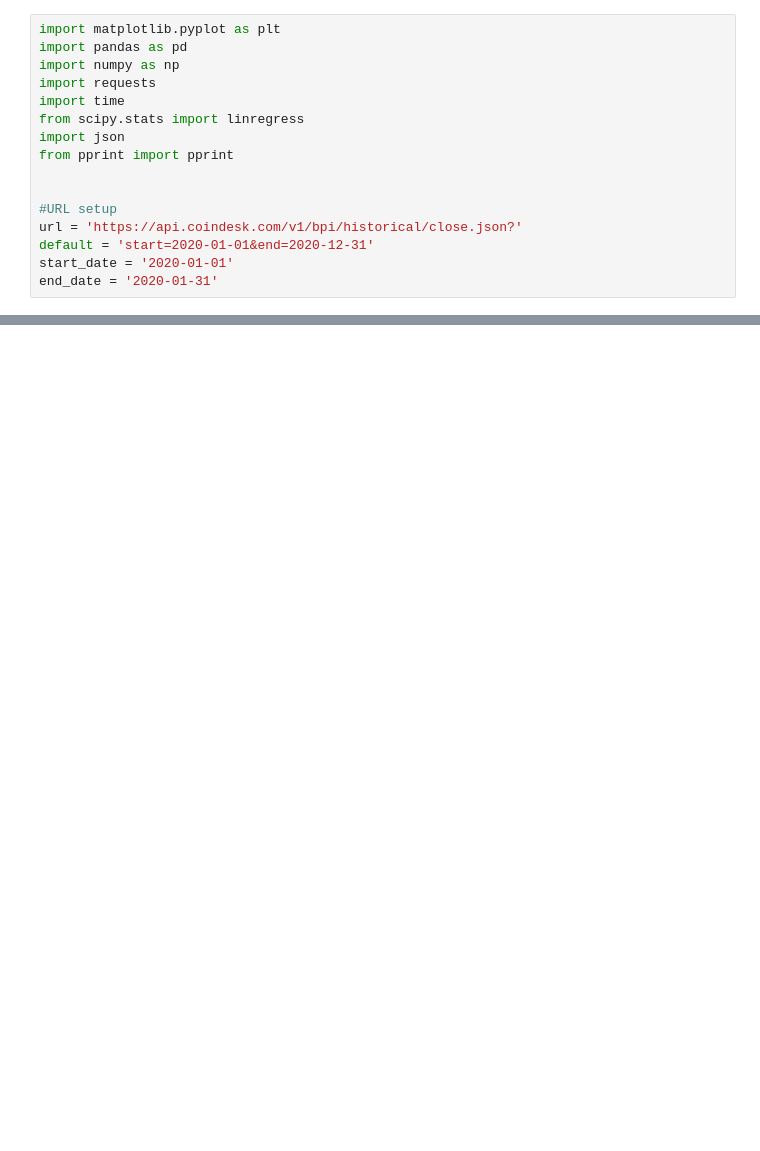
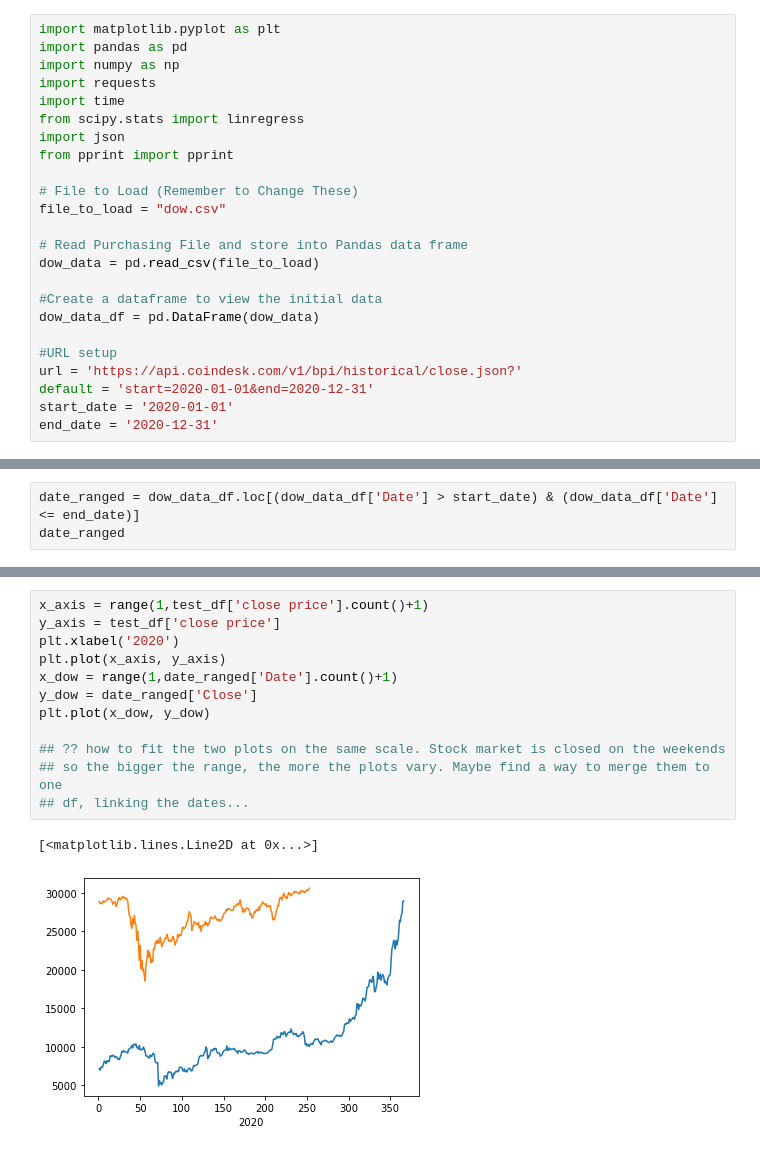
Before and after one commit to darrenr10/Project_1, a Jupyter notebook: chelsea-nb.ipynb, the cells around one changed output, grey strips where cells are left out. Saved outputs shown, nothing was run; the diff lists cells and outputs as text; blank space fills up the shorter version.

Commit message:
created dow annual dataframe, started cleaning

```diff
--- a/chelsea-nb.ipynb
+++ b/chelsea-nb.ipynb
@@ -8,12 +8,20 @@ from scipy.stats import linregress
 import json
 from pprint import pprint
 
+# File to Load (Remember to Change These)
+file_to_load = "dow.csv"
+
+# Read Purchasing File and store into Pandas data frame
+dow_data = pd.read_csv(file_to_load)
+
+#Create a dataframe to view the initial data
+dow_data_df = pd.DataFrame(dow_data)
 
 #URL setup
 url = 'https://api.coindesk.com/v1/bpi/historical/close.json?'
 default = 'start=2020-01-01&end=2020-12-31'
 start_date = '2020-01-01'
-end_date = '2020-01-31'
+end_date = '2020-12-31'
 # %%
 query_url = f'{url}start={start_date}&end={end_date}'
 
@@ -61,0 +66,3 @@ test_df
+# %%
+date_ranged = dow_data_df.loc[(dow_data_df['Date'] > start_date) & (dow_data_df['Date'] <= end_date)]
+date_ranged
@@ -62 +101,16 @@ test_df
+# %%
+x_axis = range(1,test_df['close price'].count()+1)
+y_axis = test_df['close price']
+plt.xlabel('2020')
+plt.plot(x_axis, y_axis)
+x_dow = range(1,date_ranged['Date'].count()+1)
+y_dow = date_ranged['Close']
+plt.plot(x_dow, y_dow)
+
+## ?? how to fit the two plots on the same scale. Stock market is closed on the weekends
+## so the bigger the range, the more the plots vary. Maybe find a way to merge them to one
+## df, linking the dates...
+# %% [output]
+[<matplotlib.lines.Line2D at 0x...>]
+[figure, added]
 # %%
```
Also changed, not shown: parts of 8 cells of this notebook, 1 other file.
